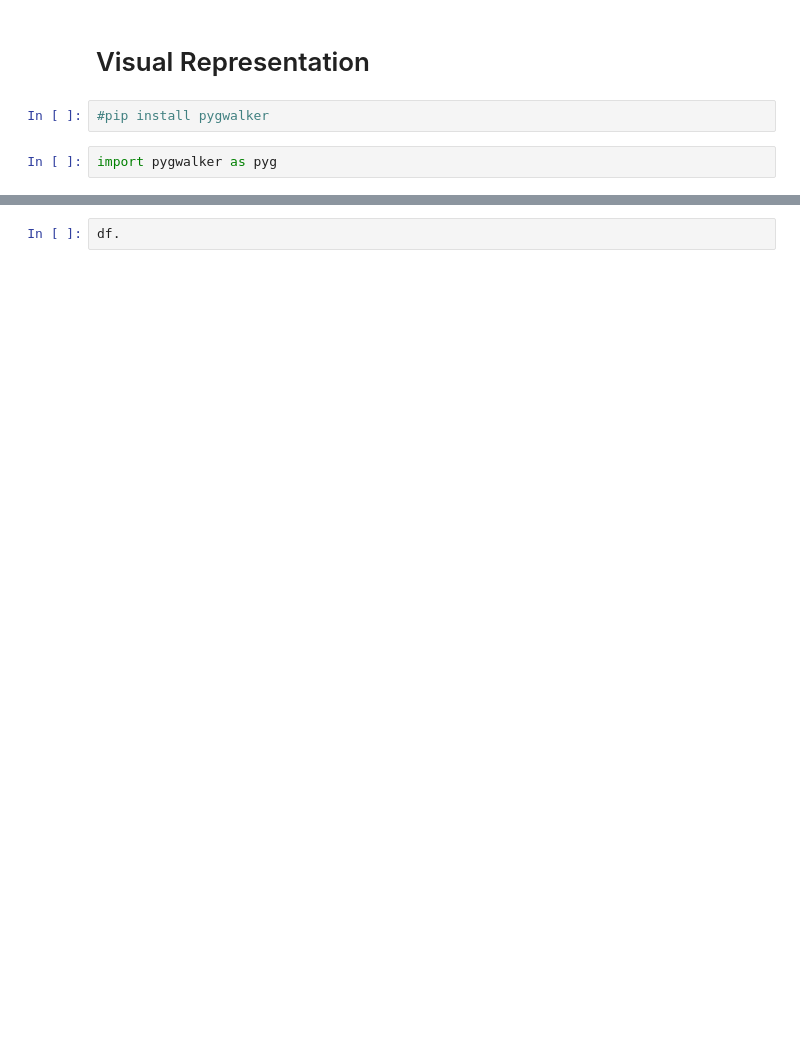
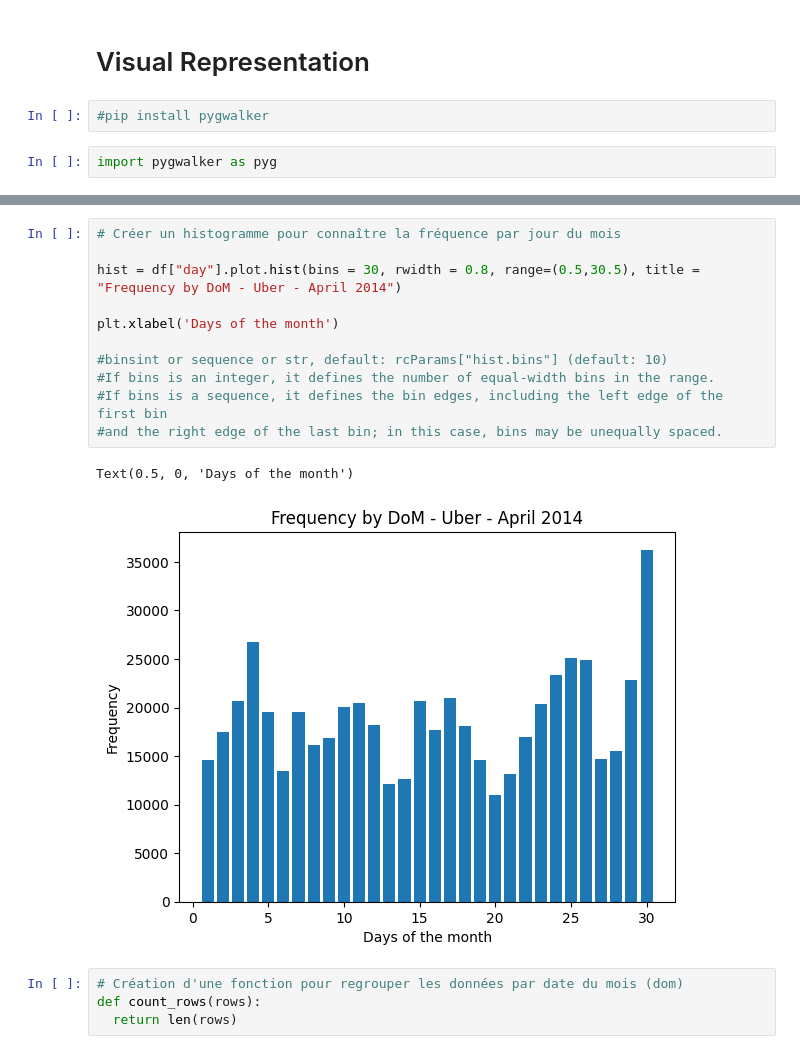
Before and after one commit to Welkomm/Data_Analysis, a Jupyter notebook: Vizualisation/DataVizAlaysis1.ipynb, the cells around one changed output, grey strips where cells are left out. Saved outputs shown, nothing was run; the diff lists cells and outputs as text; blank space fills up the shorter version.

```diff
--- a/Vizualisation/DataVizAlaysis1.ipynb
+++ b/Vizualisation/DataVizAlaysis1.ipynb
@@ -115,2 +127,18 @@ Box(children=(HTML(value='\n<div id="ifr-pyg-0006214b8ae410e3W5p9LxeMFw2V6K8N" s
-# %%
-df.
+# %%
+# Créer un histogramme pour connaître la fréquence par jour du mois
+
+hist = df["day"].plot.hist(bins = 30, rwidth = 0.8, range=(0.5,30.5), title = "Frequency by DoM - Uber - April 2014")
+
+plt.xlabel('Days of the month')
+
+#binsint or sequence or str, default: rcParams["hist.bins"] (default: 10)
+#If bins is an integer, it defines the number of equal-width bins in the range.
+#If bins is a sequence, it defines the bin edges, including the left edge of the first bin
+#and the right edge of the last bin; in this case, bins may be unequally spaced.
+# %% [output]
+Text(0.5, 0, 'Days of the month')
+[figure, added]
+# %%
+# Création d'une fonction pour regrouper les données par date du mois (dom)
+def count_rows(rows):
+  return len(rows)
```
Also changed, not shown: parts of 14 cells of this notebook.
